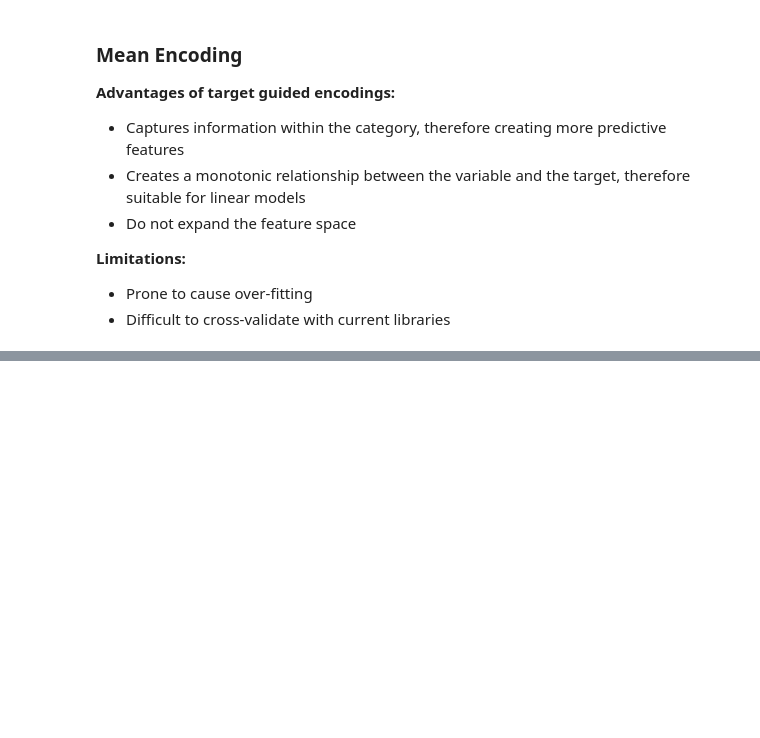
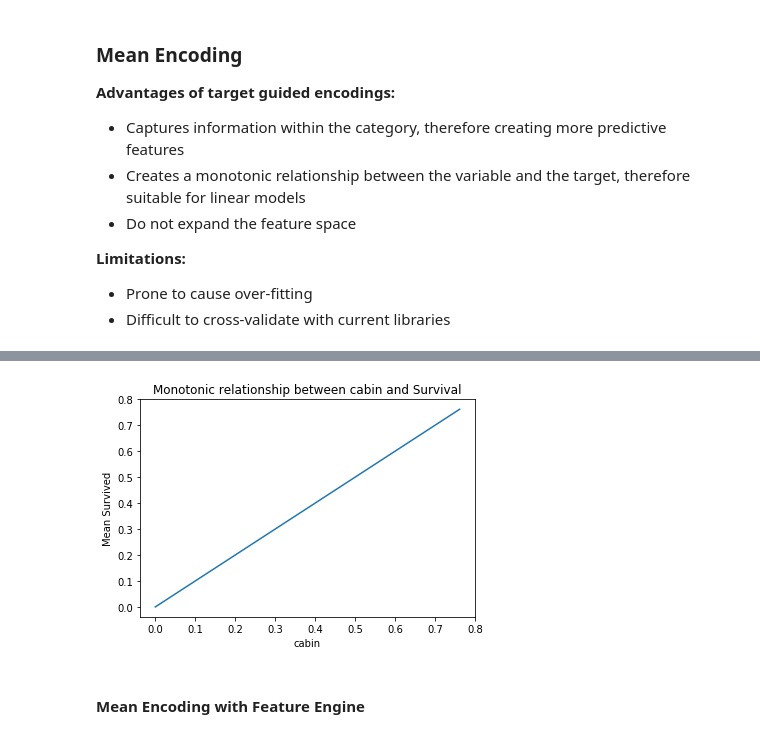
Before and after one commit to KarthikKothareddy/FeatureEngineering, a Jupyter notebook: categorical_variable_encoding.ipynb, the cells around one changed output, grey strips where cells are left out. Cells and saved outputs as stored; diff of their text form; code cells hidden in the pictures; blank space fills up the shorter version.

```diff
--- a/categorical_variable_encoding.ipynb
+++ b/categorical_variable_encoding.ipynb
@@ -1138,0 +1152,4 @@ array(['B5', 'C22', 'E12', 'D7', 'A36', 'C101', nan, 'C62', 'B35', 'A23',
+# %%
+# let's make ordered lables mapping
+ordered_labels = x_train.groupby(["cabin"])["survived"].mean().to_dict()
+ordered_labels
@@ -1138,0 +1166,5 @@ array(['B5', 'C22', 'E12', 'D7', 'A36', 'C101', nan, 'C62', 'B35', 'A23',
+# %%
+# we now propogate that to train and test sets
+x_train["cabin"] = x_train["cabin"].map(ordered_labels)
+x_test["cabin"] = x_test["cabin"].map(ordered_labels)
+x_train.head()
@@ -1138,0 +1178,12 @@ array(['B5', 'C22', 'E12', 'D7', 'A36', 'C101', nan, 'C62', 'B35', 'A23',
+# %%
+# now we observe a monotonic relation
+for var in ['cabin']:
+    fig = plt.figure()
+    fig = x_train.groupby([var])['survived'].mean().plot()
+    fig.set_title(f'Monotonic relationship between {var} and Survival')
+    fig.set_ylabel('Mean Survived')
+    plt.show()
+# %% [output]
+[figure, added]
+# %% [markdown]
+#### Mean Encoding with Feature Engine
```
Also changed, not shown: parts of 10 cells of this notebook.
